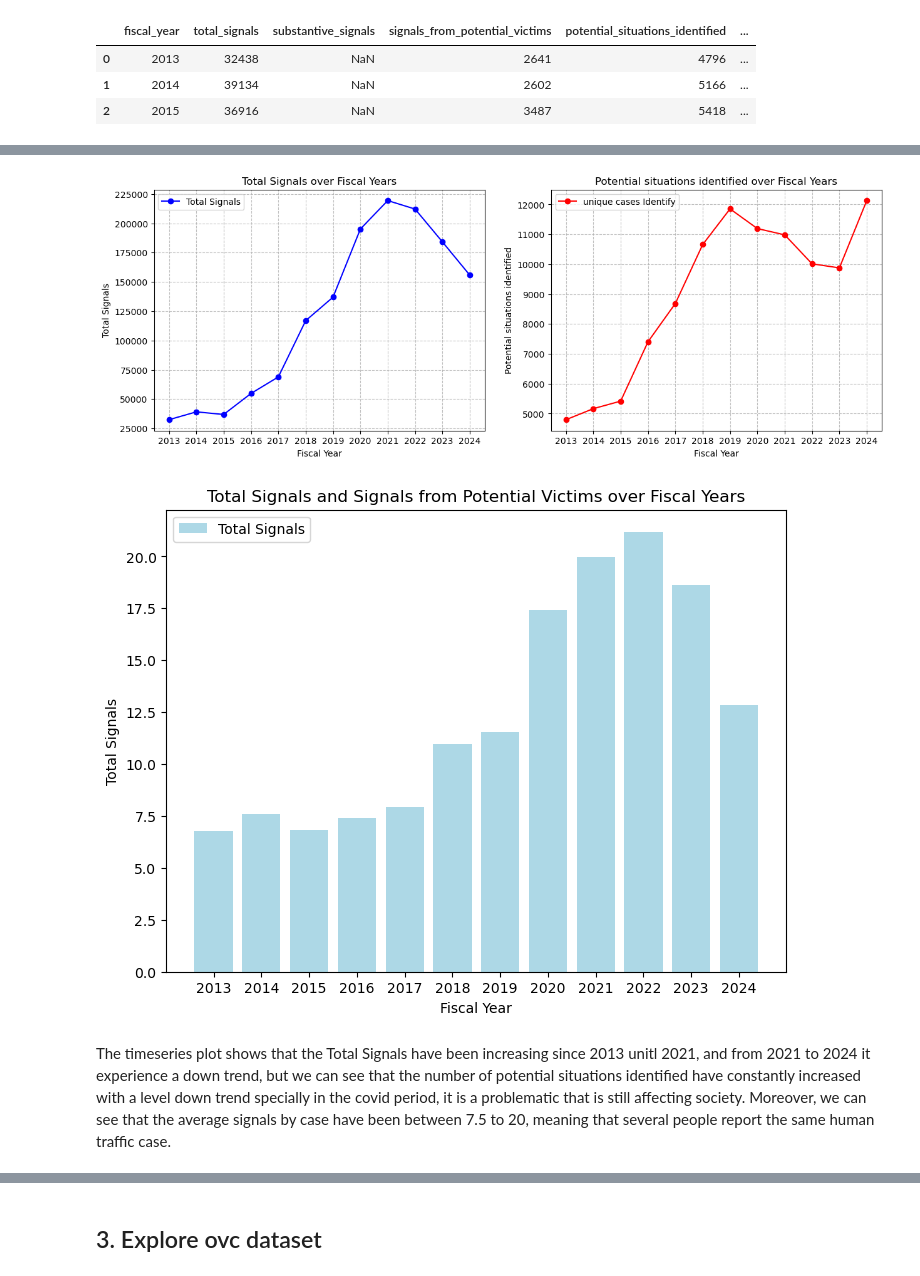
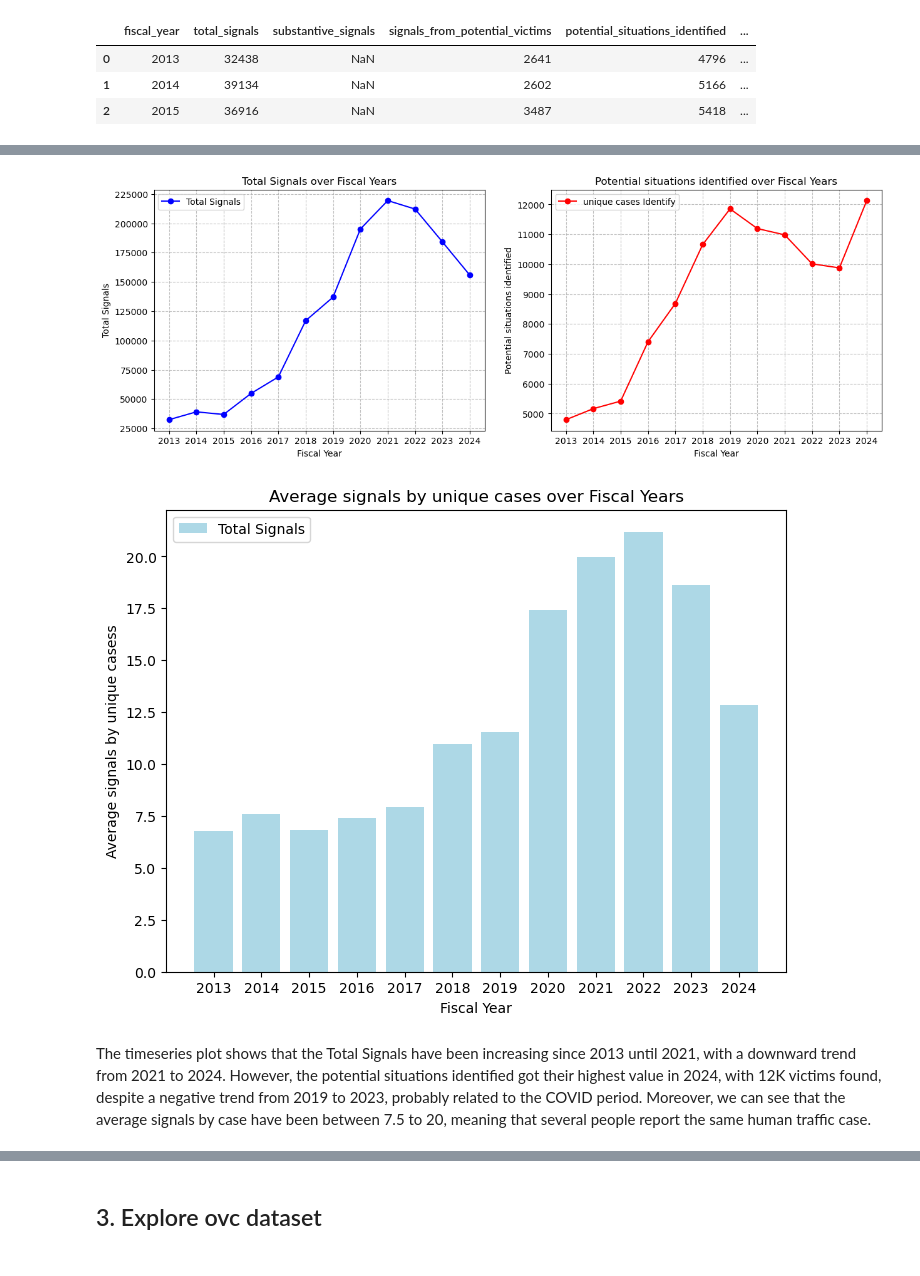
Before and after one commit to mgalvis60/Bayesian_ML_Human_Trafficking, a Jupyter notebook: Mateo/EDA_Bayesian.ipynb, the cells around one changed output, grey strips where cells are left out. Drawn from its saved outputs; the diff is of its cells as text; code cells hidden in the pictures.

```diff
--- a/Mateo/EDA_Bayesian.ipynb
+++ b/Mateo/EDA_Bayesian.ipynb
@@ -132,7 +133,7 @@ Years:  [2013 2014 2015 2016 2017 2018 2019 2020 2021 2022 2023 2024]
 # Calculate the percentage of signals report by victims
 df_polaris['signals_victims_percentage'] = round(df_polaris['signals_from_potential_victims'] / df_polaris['total_signals'],4)*100
 # Calculte the the average number of a single trafficking situation generate by multiple signals.
-df_polaris['avg_signals_by_unique_cases'] =  df_polaris['total_signals'] / df_polaris['potential_situations_identified']
+df_polaris['avg_signals_identified'] =  df_polaris['total_signals'] / df_polaris['potential_situations_identified']
 # %%
 display(df_polaris.head(3))
 # %% [output]
@@ -148,37 +165,37 @@ ax1.plot(df_polaris['fiscal_year'], df_polaris['total_signals'], marker='o', lin
 ax1.set_title('Total Signals over Fiscal Years')
 ax1.set_xlabel('Fiscal Year')
 ax1.set_ylabel('Total Signals')
 ax1.set_xticks(df_polaris['fiscal_year'])
 ax1.grid(True, linestyle='--', alpha=0.8)
 ax1.legend()
 
 ax2.plot(df_polaris['fiscal_year'], df_polaris['potential_situations_identified'], marker='o', linestyle='-', color='red', label='unique cases Identify')
 # Add labels and title
 ax2.set_title('Potential situations identified over Fiscal Years')
 ax2.set_xlabel('Fiscal Year')
 ax2.set_ylabel('Potential situations identified')
 ax2.set_xticks(df_polaris['fiscal_year'])
 ax2.grid(True, linestyle='--', alpha=0.8)
 ax2.legend()
 plt.show()
 
 
 # Graph 2: avg_signals_by_unique_cases
 plt.figure(figsize=(8, 6))
-plt.bar(df_polaris['fiscal_year'], df_polaris['avg_signals_by_unique_cases'], color='lightblue', label='Total Signals')
+plt.bar(df_polaris['fiscal_year'], df_polaris['avg_signals_identified'], color='lightblue', label='Total Signals')
 
 # Add labels and title
 plt.title('Average signals by unique cases over Fiscal Years')
 plt.xlabel('Fiscal Year')
 plt.ylabel('Average signals by unique casess')
 plt.xticks(df_polaris['fiscal_year'])
 plt.legend()
 plt.show()
 # %% [output]
 [figure]
-[figure, old version]
+[figure, new version]
 # %% [markdown]
-The timeseries plot shows that the Total Signals have been increasing since 2013 unitl 2021, and from 2021 to 2024 it experience a down trend, but we can see that the number of potential situations identified have constantly increased with a level down trend specially in the covid period, it is a problematic that is still affecting society. Moreover, we can see that the average signals by case have been between 7.5 to 20, meaning that several people report the same human traffic case.
+The timeseries plot shows that the Total Signals have been increasing since 2013 until 2021, with a downward trend from 2021 to 2024. However, the potential situations identified got their highest value in 2024, with 12K victims found, despite a negative trend from 2019 to 2023, probably related to the COVID period. Moreover, we can see that the average signals by case have been between 7.5 to 20, meaning that several people report the same human traffic case.
 # %%
 # Graph 2: Create the time series plot
 plt.figure(figsize=(8, 6))
```
Also changed, not shown: parts of 10 cells of this notebook.
